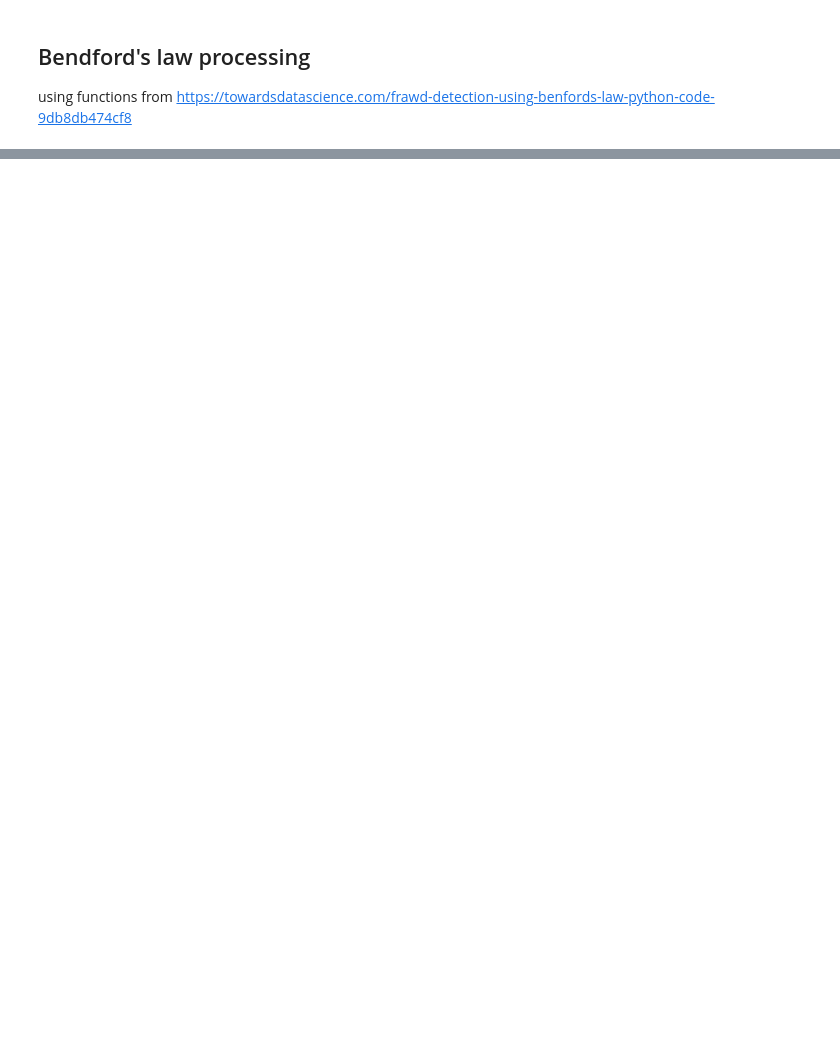
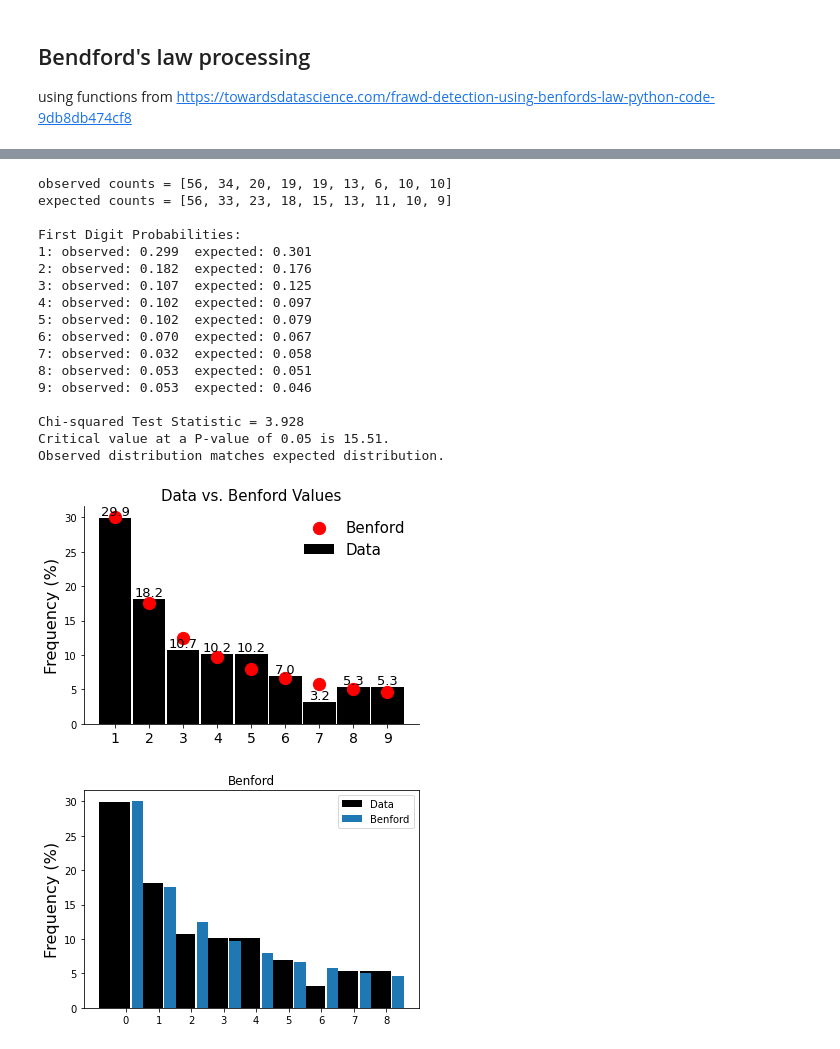
Before and after one commit to zdenekq/BlogPostProjectBenfordLaw, a Jupyter notebook: Population.ipynb, the cells around one changed output, grey strips where cells are left out. Saved outputs shown, nothing was run; the diff lists cells and outputs as text; code cells hidden in the pictures; blank space fills up the shorter version.

```diff
--- a/Population.ipynb
+++ b/Population.ipynb
@@ -411,7 +410,7 @@ NameError: name 'data' is not defined
 # %%
 #specify the main() function and runs the program & prints some statistics.
-def main(data_list):
-    total_count,data_count, data_percentage= count_first_digit(data_list)
+def main(df,data_str):
+    total_count,data_count, data_percentage = count_first_digit(df,data_str)
 
     expected_counts = get_expected_counts(total_count)
 
@@ -421,6 +420,9 @@ def main(data_list):
 
 
     print("First Digit Probabilities:")
+
+
+
 
     for i in range(1, 10):
 
@@ -441,3 +443,25 @@ def main(data_list):
 
 
     bar_chart(data_percentage)
+# %%
+main(maindataunique,str_population)
+# %% [output]
+observed counts = [56, 34, 20, 19, 19, 13, 6, 10, 10]
+expected counts = [56, 33, 23, 18, 15, 13, 11, 10, 9]
+
+First Digit Probabilities:
+1: observed: 0.299  expected: 0.301
+2: observed: 0.182  expected: 0.176
+3: observed: 0.107  expected: 0.125
+4: observed: 0.102  expected: 0.097
+5: observed: 0.102  expected: 0.079
+6: observed: 0.070  expected: 0.067
+7: observed: 0.032  expected: 0.058
+8: observed: 0.053  expected: 0.051
+9: observed: 0.053  expected: 0.046
+
+Chi-squared Test Statistic = 3.928
+Critical value at a P-value of 0.05 is 15.51.
+Observed distribution matches expected distribution.
+[figure, added]
+[figure, added]
```
Also changed, not shown: parts of 15 cells of this notebook.
